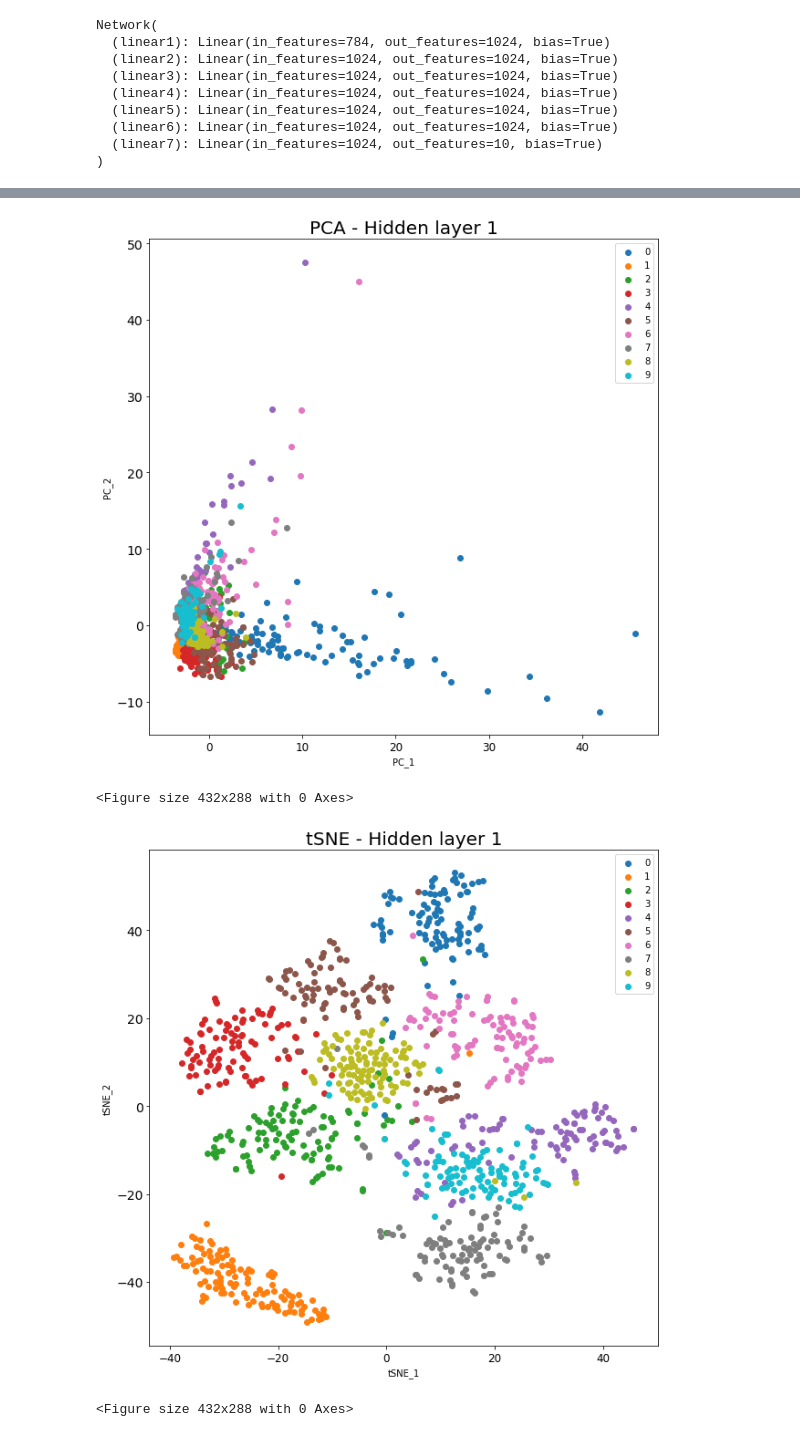
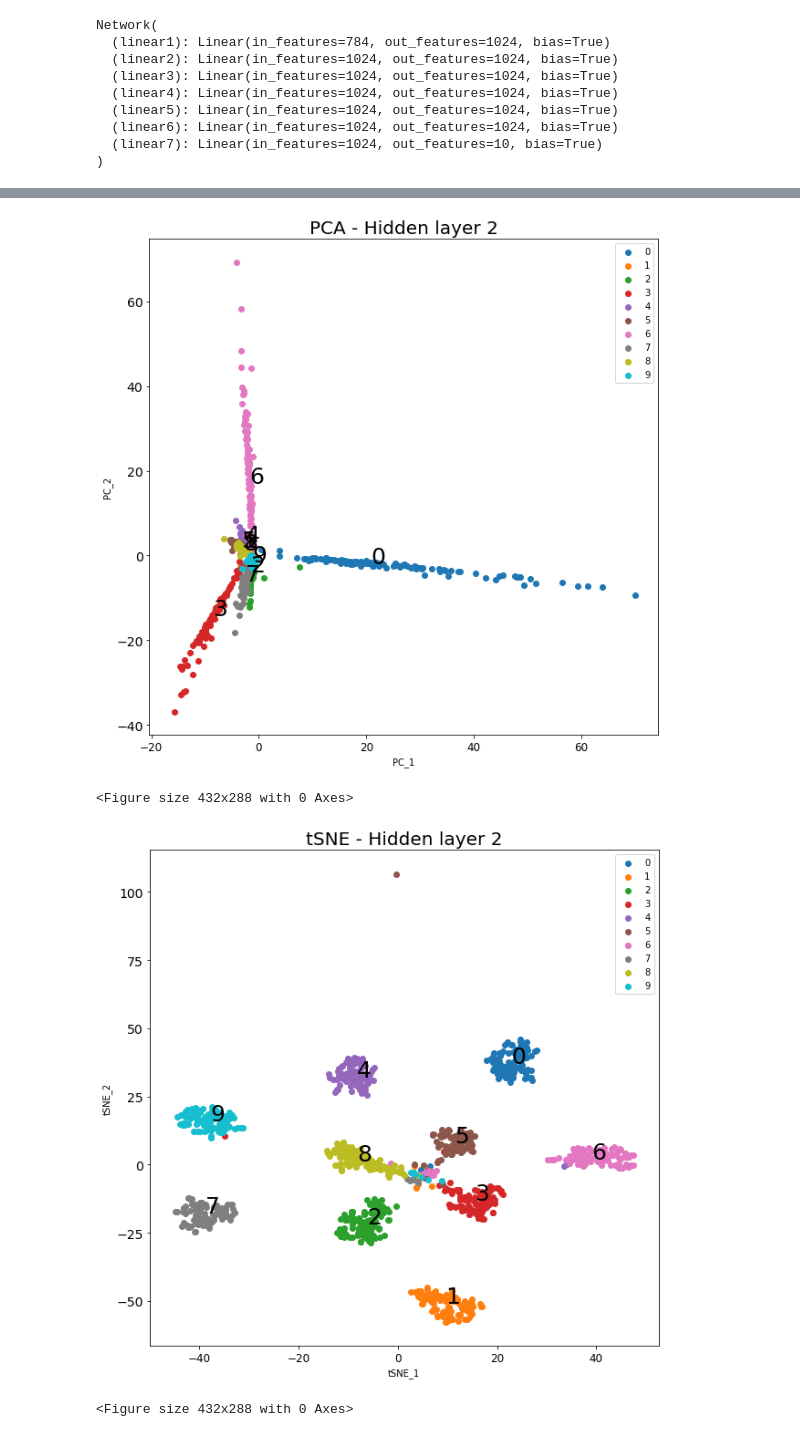
Before and after one commit to baneabhishek/MNIST-Classification-Pytorch, a Jupyter notebook: MNIST_Classification_HW1.ipynb, the cells around one changed output, grey strips where cells are left out. Cells and saved outputs as stored; diff of their text form; code cells hidden in the pictures.

```diff
--- a/MNIST_Classification_HW1.ipynb
+++ b/MNIST_Classification_HW1.ipynb
@@ -240,7 +269,9 @@ plt.title("PCA MNIST Dataset",fontsize=20)
 
 ### Plotting all labels with different colors ###
 for label in np.unique(labels.cpu().numpy()):
-  plt.scatter(principal_components[plot_dict[label],0], principal_components[plot_dict[label],1], cmap =plt.cm.get_cmap('gist_ncar', 10))
+  plt.scatter(principal_components[plot_dict[label],0], principal_components[plot_dict[label],1], cmap =plt.cm.get_cmap('summer', 10))
+  x,y = (np.median(principal_components[plot_dict[label]], axis =0))
+  plt.text(x,y,str(label),size=25)
 plt.legend(np.unique(labels.cpu().numpy()))
 # %% [output]
 <matplotlib.legend.Legend at 0x...>
@@ -257,7 +290,9 @@ plt.title("tSNE MNIST Dataset",fontsize=20)
 
 ### Plotting all labels with different colors ###
 for label in np.unique(labels.cpu().numpy()):
-  plt.scatter(tsne_components[plot_dict[label],0], tsne_components[plot_dict[label],1], cmap =plt.cm.get_cmap('gist_ncar', 10))
+  plt.scatter(tsne_components[plot_dict[label],0], tsne_components[plot_dict[label],1], cmap =plt.cm.get_cmap('summer', 10))
+  x,y = (np.median(tsne_components[plot_dict[label]], axis =0))
+  plt.text(x,y,str(label),size=25)
 plt.legend(np.unique(labels.cpu().numpy()))
 # %% [output]
 <matplotlib.legend.Legend at 0x...>
@@ -268,4 +306,5 @@ plt.legend(np.unique(labels.cpu().numpy()))
 # %%
+### Creating re usable functions to plot all layers in Question 1.8 ###
 def plot_pca_hidden(hidden_layer,layer_number):
   test_images = hidden_layer.cpu().numpy()
   test_images = StandardScaler().fit_transform(test_images)
@@ -288,11 +327,16 @@ def plot_pca_hidden(hidden_layer,layer_number):
   plt.yticks(fontsize=14)
   plt.xlabel('PC_1')
   plt.ylabel('PC_2')
-  plt.title("PCA - Hidden layer "+str(layer_number),fontsize=20)
+  if layer_number == 'last':
+    plt.title("PCA - Last layer",fontsize=20)
+  else:
+    plt.title("PCA - Hidden layer "+str(layer_number),fontsize=20)
 
   ### Plotting all labels with different colors ###
   for label in np.unique(labels.cpu().numpy()):
-    plt.scatter(principal_components[plot_dict[label],0], principal_components[plot_dict[label],1], cmap =plt.cm.get_cmap('gist_ncar', 10))
+    plt.scatter(principal_components[plot_dict[label],0], principal_components[plot_dict[label],1], cmap =plt.cm.get_cmap('summer', 10))
+    x,y = (np.median(principal_components[plot_dict[label]], axis =0))
+    plt.text(x,y,str(label),size=25)
   plt.legend(np.unique(labels.cpu().numpy()))
 # %%
 def plot_tsne_hidden(hidden_layer,layer_number):
@@ -317,9 +361,14 @@ def plot_tsne_hidden(hidden_layer,layer_number):
   plt.yticks(fontsize=14)
   plt.xlabel('tSNE_1')
   plt.ylabel('tSNE_2')
-  plt.title("tSNE - Hidden layer "+str(layer_number),fontsize=20)
+  if layer_number == 'last':
+    plt.title("tSNE - Last layer",fontsize=20)
+  else:
+    plt.title("tSNE - Hidden layer "+str(layer_number),fontsize=20)
 
   ### Plotting all labels with different colors ###
   for label in np.unique(labels.cpu().numpy()):
-    plt.scatter(tsne_components[plot_dict[label],0], tsne_components[plot_dict[label],1], cmap =plt.cm.get_cmap('gist_ncar', 10))
+    plt.scatter(tsne_components[plot_dict[label],0], tsne_components[plot_dict[label],1], cmap =plt.cm.get_cmap('summer', 10))
+    x,y = (np.median(tsne_components[plot_dict[label]], axis =0))
+    plt.text(x,y,str(label),size=25)
   plt.legend(np.unique(labels.cpu().numpy()))
@@ -328,12 +388,13 @@ layers = [output1,output2,output3,output4,output5,output6,outputs]
 # %%
-n=0
+layers = [output3,output4,output5,output6]
+n=1
 for layer in layers:
   n = n+1
   plot_pca_hidden(layer,n)
   plot_tsne_hidden(layer,n)
 # %% [output]
 <Figure size 432x288 with 0 Axes>
-[figure, old version]
+[figure, new version]
 <Figure size 432x288 with 0 Axes>
-[figure, old version]
+[figure, new version]
 <Figure size 432x288 with 0 Axes>
```
Also changed, not shown: parts of 47 cells of this notebook.
